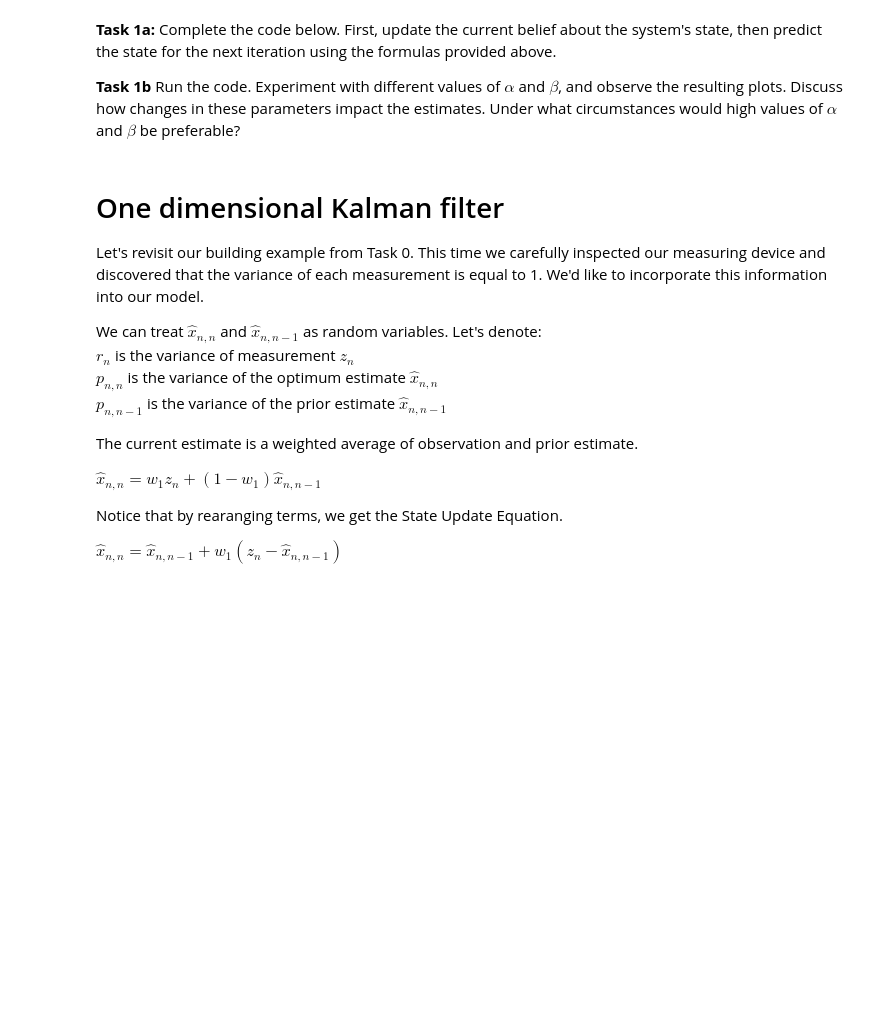
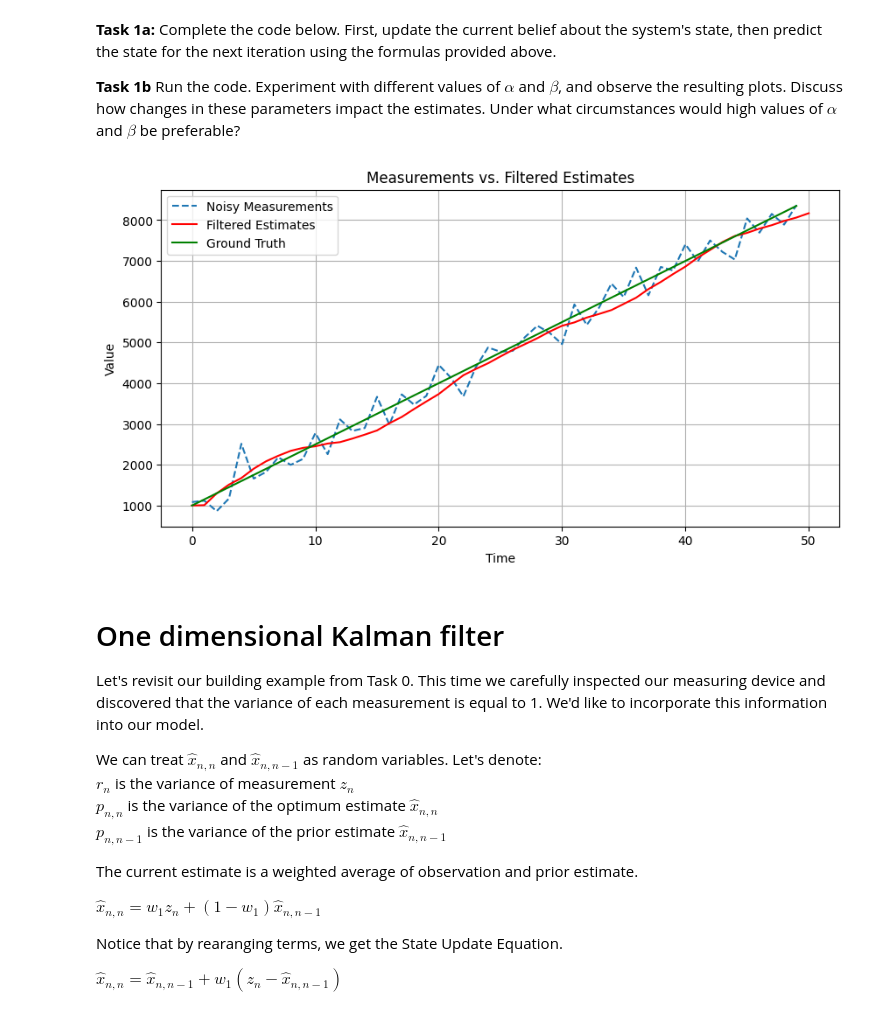
Before and after one commit to MichalSlowakiewicz/Robot-Control, a Jupyter notebook: LAB_8.ipynb, the cells around one changed output. Drawn from its saved outputs; the diff is of its cells as text; code cells hidden in the pictures; blank space fills up the shorter version.

```diff
--- a/LAB_8.ipynb
+++ b/LAB_8.ipynb
@@ -115,33 +117,35 @@ times = np.arange(num_measurements_air)
 ground_truth_air = true_position + true_velocity * times * delta_t
 measurements_air = ground_truth_air + np.random.normal(0, np.sqrt(measurement_noise_variance), num_measurements_air)
 # %%
-alpha = 0.1  # play with this number
-beta = 0.1  # play with this number
+alpha = 0.1 # play with this number
+beta = 0.1 # play with this number
 
  # Initializes estimates
 estimated_positions = [1000]  # initial position estimate
 estimated_velocities = [100]  # initial velocity estimate
 
 x_prediction = estimated_positions[0]
 x_dot_prediction = estimated_velocities[0]
 
 for n in range(1, num_measurements_air + 1):
     z = measurements_air[n - 1]  # current observation (measurement[n-1] corresponds to measurement taken at time n)
     x_prior_belief = x_prediction  # prediction from previous iteration becomes our prior belief
     x_dot_prior_belief = x_dot_prediction  # prediction from previous iteration becomes our prior belief
 
     ### YOUR CODE STARTS ###
-    x_current_belief = ...
-    x_dot_current_belief = ...
+    x_current_belief = x_prior_belief + alpha *( z - x_prior_belief)
+    x_dot_current_belief = x_dot_prior_belief + beta * (z - x_prior_belief)/delta_t
 
-    x_prediction = ...
-    x_dot_prediction = ...
+    x_prediction = x_current_belief + delta_t *x_dot_current_belief
+    x_dot_prediction = x_dot_current_belief
     ### YOUR CODE ENDS ###
 
     estimated_positions.append(x_current_belief)
     estimated_velocities.append(x_dot_current_belief)
 
 plot_measurement_and_estimates(measurements_air,estimated_positions,ground_truth_air)
+# %% [output]
+[figure, added]
 # %% [markdown]
 # One dimensional Kalman filter
 
```
Also changed, not shown: parts of 4 cells of this notebook.
